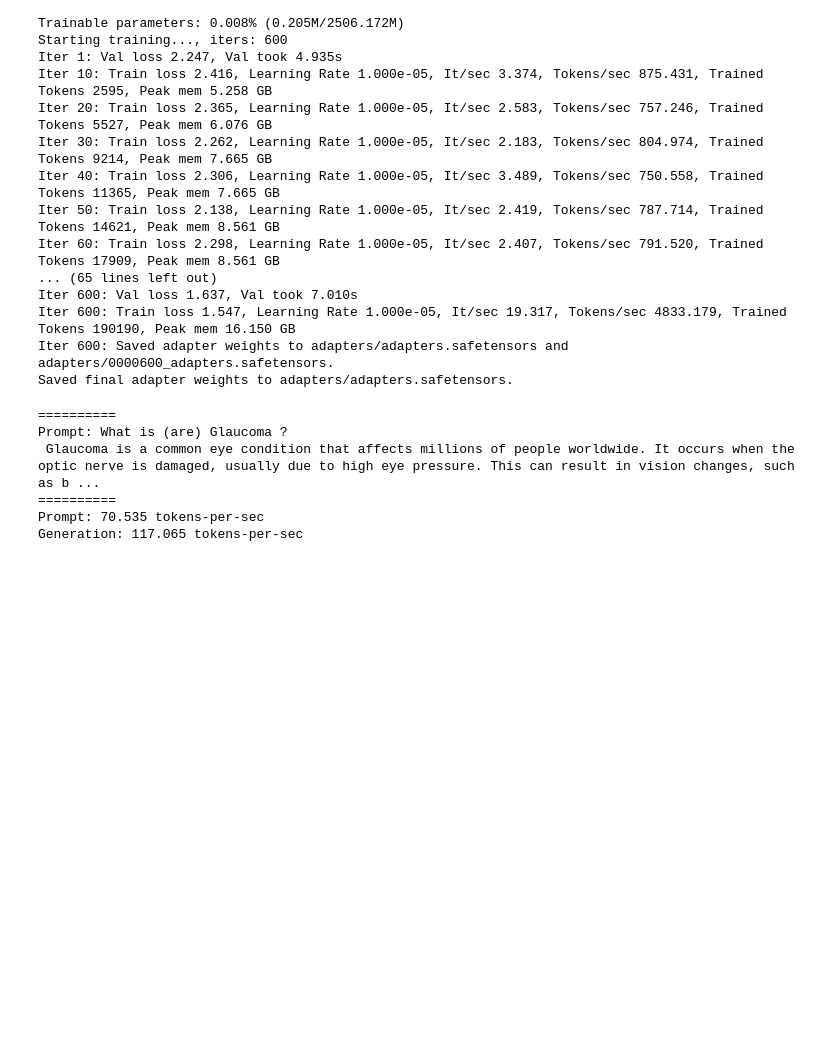
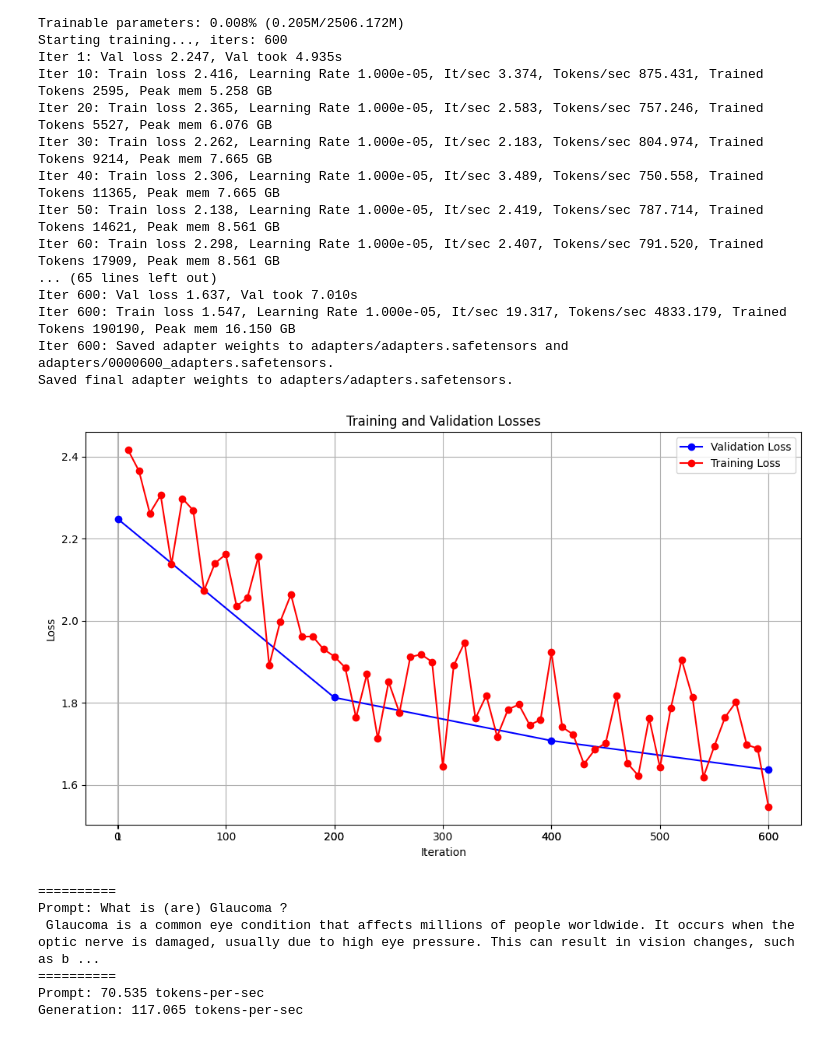
Before and after one commit to Arjun-254/Medical_Question_Answering_SLM, a Jupyter notebook: gemma.ipynb, the cells around one changed output. Drawn from its saved outputs; the diff is of its cells as text; code cells hidden in the pictures; blank space fills up the shorter version.

Commit message:
inference and plotting

```diff
--- a/gemma.ipynb
+++ b/gemma.ipynb
@@ -105,3 +174,22 @@ Saved final adapter weights to adapters/adapters.safetensors.
+# %%
+import matplotlib.pyplot as plt
+
+val_iters = [1, 200, 400, 600]
+
+# Plotting
+plt.figure(figsize=(10, 6))
+plt.plot(val_iters, val_losses, marker='o', linestyle='-', color='b', label='Validation Loss')
+plt.plot(range(10, 601, 10), train_losses, marker='o', linestyle='-', color='r', label='Training Loss')
+plt.title('Training and Validation Losses')
+plt.xlabel('Iteration')
+plt.ylabel('Loss')
+plt.xticks(val_iters + list(range(0, 601, 100)))
+plt.legend()
+plt.grid(True)
+plt.tight_layout()
+plt.show()
+# %% [output]
+[figure, added]
 # %%
 #command line prompt
 !python3.11 -m mlx_lm.generate --model "mlx-community/quantized-gemma-2b" \
```
Also changed, not shown: parts of 1 cell of this notebook, 3 other files.
